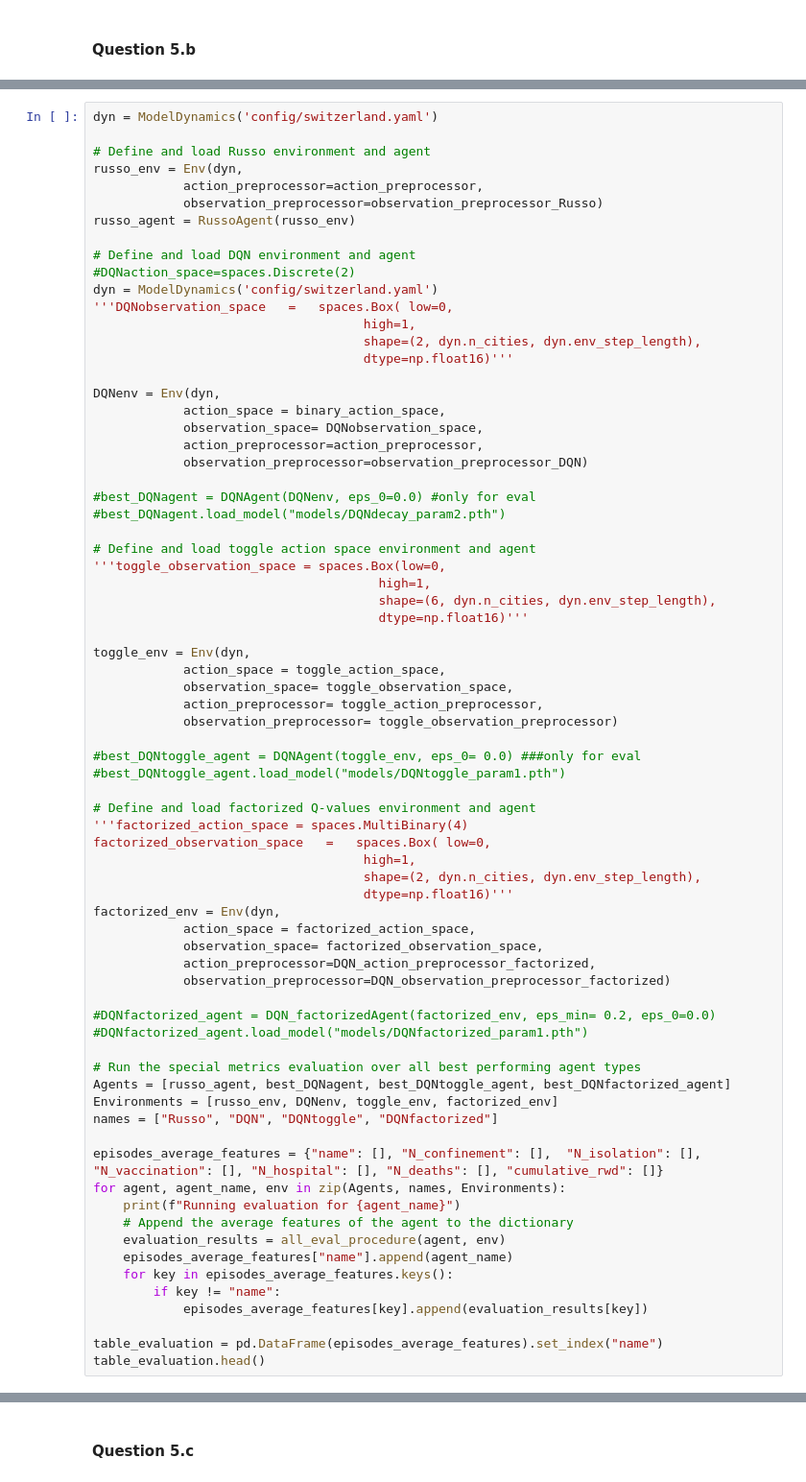
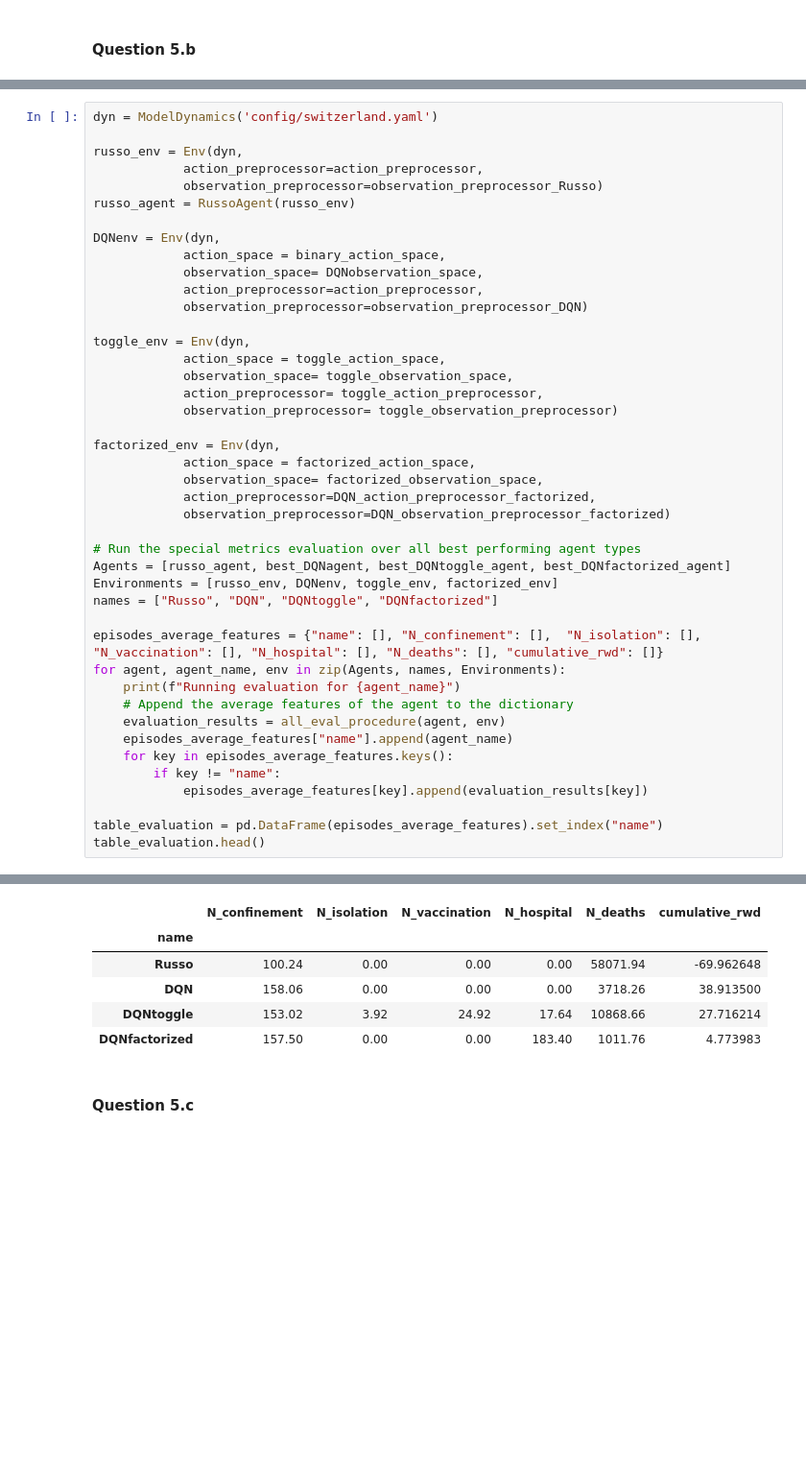
Before and after one commit to paulblgr/Miniproject-ANN, a Jupyter notebook: final_notebook.ipynb, the cells around one changed output, grey strips where cells are left out. Shown at 96% size. Saved outputs shown, nothing was run; the diff lists cells and outputs as text; blank space fills up the shorter version.

```diff
--- a/final_notebook.ipynb
+++ b/final_notebook.ipynb
@@ -1032,19 +1030,10 @@ Average cumulative reward: 4.773982638432645
 # %%
 dyn = ModelDynamics('config/switzerland.yaml')
 
-# Define and load Russo environment and agent
 russo_env = Env(dyn,
             action_preprocessor=action_preprocessor,
             observation_preprocessor=observation_preprocessor_Russo)
 russo_agent = RussoAgent(russo_env)
-
-# Define and load DQN environment and agent
-#DQNaction_space=spaces.Discrete(2)
-dyn = ModelDynamics('config/switzerland.yaml')
-'''DQNobservation_space   =   spaces.Box( low=0,
-                                    high=1,
-                                    shape=(2, dyn.n_cities, dyn.env_step_length),
-                                    dtype=np.float16)'''
 
 DQNenv = Env(dyn,
             action_space = binary_action_space,
@@ -1052,38 +1041,17 @@ DQNenv = Env(dyn,
             action_preprocessor=action_preprocessor,
             observation_preprocessor=observation_preprocessor_DQN)
 
-#best_DQNagent = DQNAgent(DQNenv, eps_0=0.0) #only for eval
-#best_DQNagent.load_model("models/DQNdecay_param2.pth")
-
-# Define and load toggle action space environment and agent
-'''toggle_observation_space = spaces.Box(low=0,
-                                      high=1,
-                                      shape=(6, dyn.n_cities, dyn.env_step_length),
-                                      dtype=np.float16)'''
-
 toggle_env = Env(dyn,
             action_space = toggle_action_space,
             observation_space= toggle_observation_space,
             action_preprocessor= toggle_action_preprocessor,
             observation_preprocessor= toggle_observation_preprocessor)
 
-#best_DQNtoggle_agent = DQNAgent(toggle_env, eps_0= 0.0) ###only for eval
-#best_DQNtoggle_agent.load_model("models/DQNtoggle_param1.pth")
-
-# Define and load factorized Q-values environment and agent
-'''factorized_action_space = spaces.MultiBinary(4)
-factorized_observation_space   =   spaces.Box( low=0,
-                                    high=1,
-                                    shape=(2, dyn.n_cities, dyn.env_step_length),
-                                    dtype=np.float16)'''
 factorized_env = Env(dyn,
             action_space = factorized_action_space,
             observation_space= factorized_observation_space,
             action_preprocessor=DQN_action_preprocessor_factorized,
             observation_preprocessor=DQN_observation_preprocessor_factorized)
-
-#DQNfactorized_agent = DQN_factorizedAgent(factorized_env, eps_min= 0.2, eps_0=0.0)
-#DQNfactorized_agent.load_model("models/DQNfactorized_param1.pth")
 
 # Run the special metrics evaluation over all best performing agent types
 Agents = [russo_agent, best_DQNagent, best_DQNtoggle_agent, best_DQNfactorized_agent]
@@ -1108,3 +1074,9 @@ IndexError: list index out of range
+|  | N_confinement | N_isolation | N_vaccination | N_hospital | N_deaths | cumulative_rwd |
+| name |  |  |  |  |  |  |
+| Russo | 100.24 | 0.00 | 0.00 | 0.00 | 58071.94 | -69.962648 |
+| DQN | 158.06 | 0.00 | 0.00 | 0.00 | 3718.26 | 38.913500 |
+| DQNtoggle | 153.02 | 3.92 | 24.92 | 17.64 | 10868.66 | 27.716214 |
+| DQNfactorized | 157.50 | 0.00 | 0.00 | 183.40 | 1011.76 | 4.773983 |
 # %% [markdown]
 #### Question 5.c
 # %%
```
Also changed, not shown: parts of 8 cells of this notebook, 2 other files.
